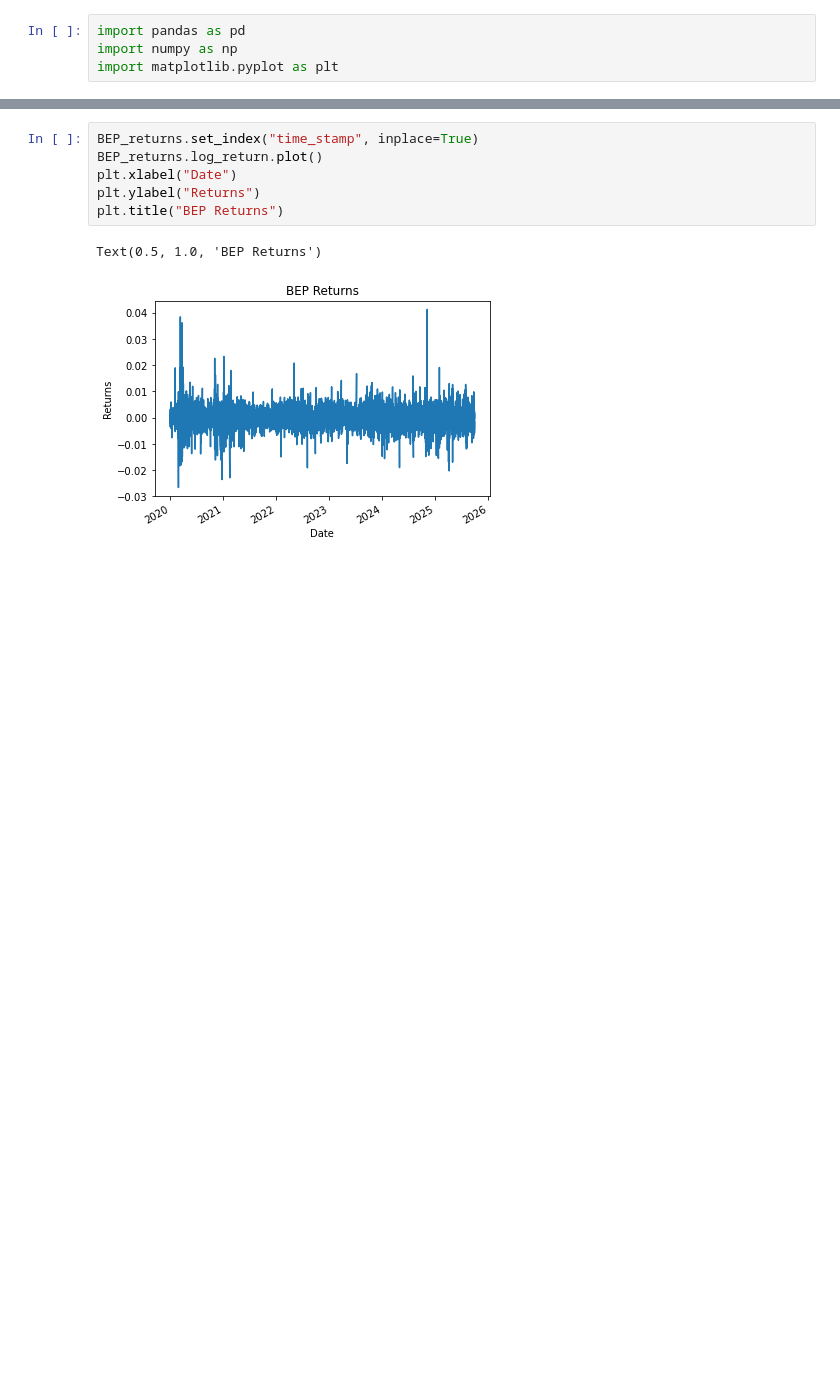
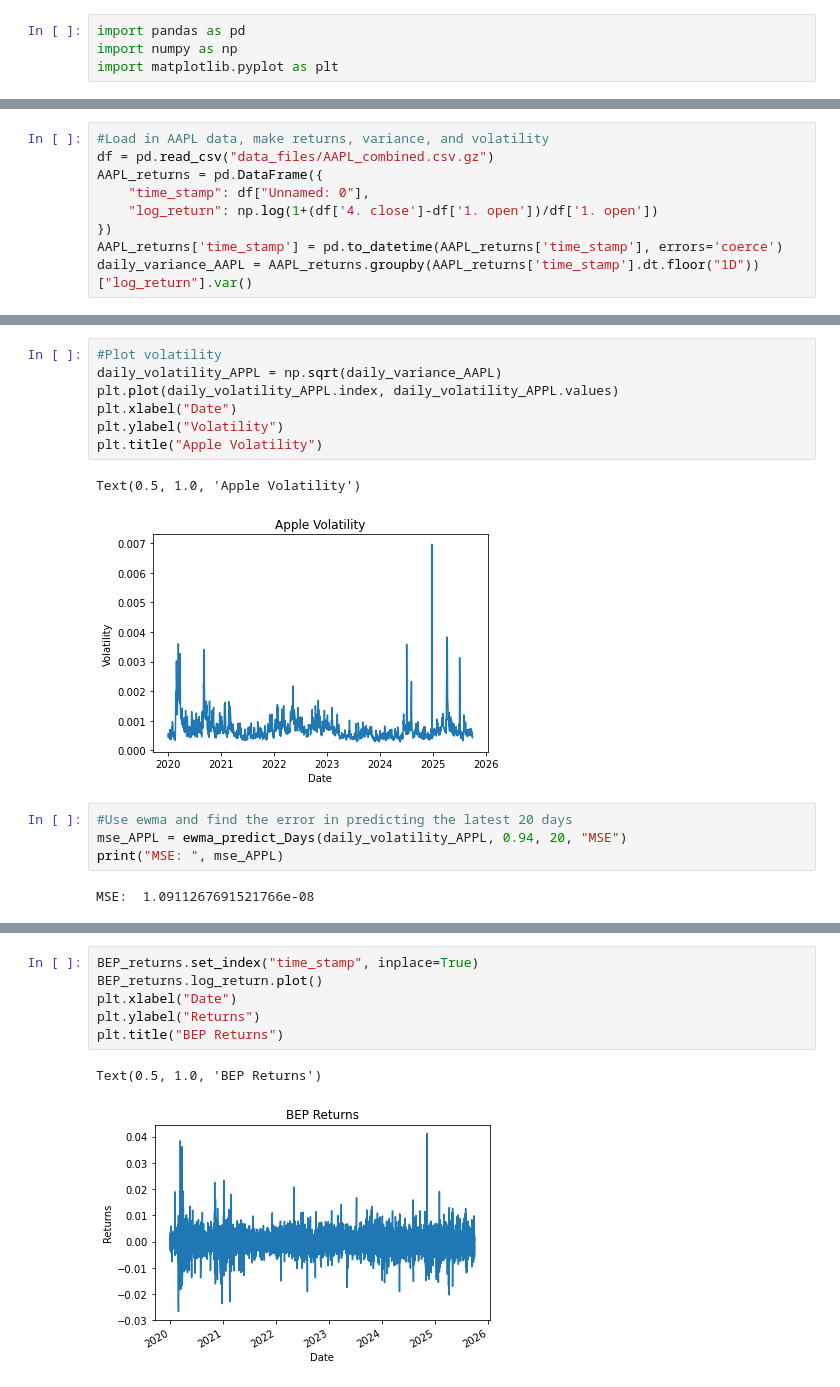
Before and after one commit to asalpert/msdas_practicum-project, a Jupyter notebook: data_preprocessing.ipynb, the cells around one changed output, grey strips where cells are left out. Saved outputs shown, nothing was run; the diff lists cells and outputs as text; blank space fills up the shorter version.

```diff
--- a/data_preprocessing.ipynb
+++ b/data_preprocessing.ipynb
@@ -4,0 +25,9 @@ import matplotlib.pyplot as plt
+# %%
+#Load in AAPL data, make returns, variance, and volatility
+df = pd.read_csv("data_files/AAPL_combined.csv.gz")
+AAPL_returns = pd.DataFrame({
+    "time_stamp": df["Unnamed: 0"],
+    "log_return": np.log(1+(df['4. close']-df['1. open'])/df['1. open'])
+})
+AAPL_returns['time_stamp'] = pd.to_datetime(AAPL_returns['time_stamp'], errors='coerce')
+daily_variance_AAPL = AAPL_returns.groupby(AAPL_returns['time_stamp'].dt.floor("1D"))["log_return"].var()
@@ -4,0 +53,16 @@ import matplotlib.pyplot as plt
+# %%
+#Plot volatility
+daily_volatility_APPL = np.sqrt(daily_variance_AAPL)
+plt.plot(daily_volatility_APPL.index, daily_volatility_APPL.values)
+plt.xlabel("Date")
+plt.ylabel("Volatility")
+plt.title("Apple Volatility")
+# %% [output]
+Text(0.5, 1.0, 'Apple Volatility')
+[figure, added]
+# %%
+#Use ewma and find the error in predicting the latest 20 days
+mse_APPL = ewma_predict_Days(daily_volatility_APPL, 0.94, 20, "MSE")
+print("MSE: ", mse_APPL)
+# %% [output]
+MSE:  1.0911267691521766e-08
```
Also changed, not shown: parts of 22 cells of this notebook.
